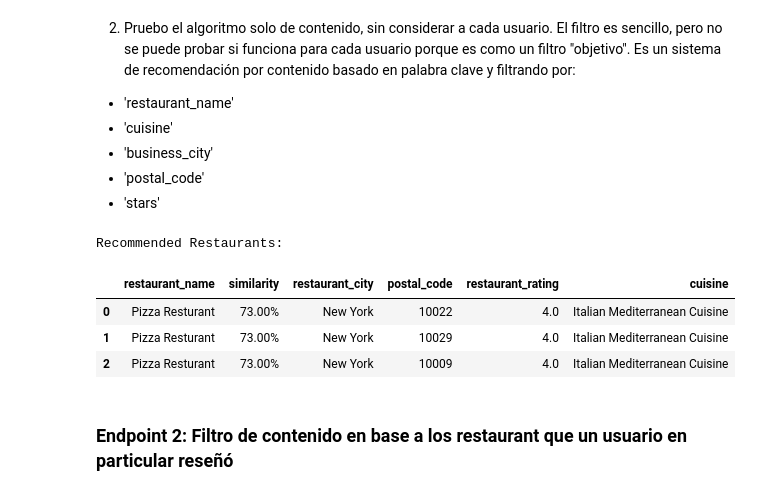
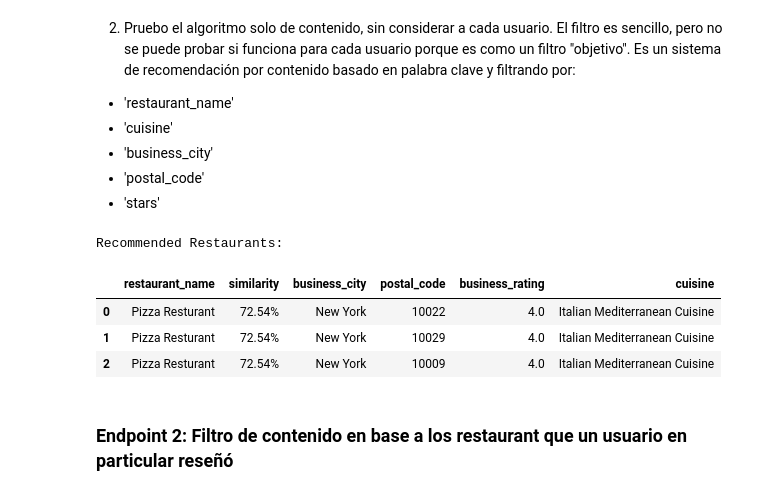
Before and after one commit to JosueMonte/restaurantguru, a Jupyter notebook: SistemaDeRecomendacion/sistema_recomendacion.ipynb, the cells around one changed output. Drawn from its saved outputs; the diff is of its cells as text; code cells hidden in the pictures.

```diff
--- a/SistemaDeRecomendacion/sistema_recomendacion.ipynb
+++ b/SistemaDeRecomendacion/sistema_recomendacion.ipynb
@@ -55,13 +55,13 @@ import matplotlib.pyplot as plt
 # %% [markdown]
 ### 4. Carga y visualización del DataFrame
 # %%
-df_business = pd.read_csv('Anexos/Datos_en_tablas/business.CSV')
-df_business_categories = pd.read_csv('Anexos/Datos_en_tablas/business_categories.CSV')
-df_categories = pd.read_csv('Anexos/Datos_en_tablas/categories.CSV')
-df_cities = pd.read_csv('Anexos/Datos_en_tablas/cities.CSV')
-df_states = pd.read_csv('Anexos/Datos_en_tablas/states.CSV')
-df_users = pd.read_csv('Anexos/Datos_en_tablas/users.CSV')
-df_reviews = pd.read_csv('Anexos/Datos_en_tablas/reviews.CSV', delimiter=';')
+df_business = pd.read_csv('business.CSV')
+df_business_categories = pd.read_csv('business_categories.CSV')
+df_categories = pd.read_csv('categories.CSV')
+df_cities = pd.read_csv('cities.CSV')
+df_states = pd.read_csv('states.CSV')
+df_users = pd.read_csv('users.CSV')
+df_reviews = pd.read_csv('reviews.CSV', delimiter=';')
 # %% [markdown]
 ### 5. Eliminar la columna Unnamed e inspección de valores faltantes
 # %% [markdown]
@@ -854,21 +854,16 @@ Recommended Restaurants:
 vectorizer = TfidfVectorizer(max_df=0.85, min_df=10, stop_words='english')
 
 # Crear una función de recomendación basada en la similitud de coseno con filtros aplicados primero
-def get_recommendations(keyword, city=None, postal_code=None, stars=None, restaurant_name=None, cuisine=None, df=df, vectorizer=vectorizer, svd=None):
+def get_recommendations(keyword, city=None, stars=None, restaurant_name=None, df=df, vectorizer=vectorizer, svd=None):
 
     # Aplicar filtros adicionales primero
     filtered_df = df.copy()
     if city:
         filtered_df = filtered_df[filtered_df['business_city'] == city]
-    if postal_code:
-        filtered_df = filtered_df[filtered_df['postal_code'] == postal_code]
     if stars:
         filtered_df = filtered_df[filtered_df['business_rating'] == stars]
     if restaurant_name:
         filtered_df = filtered_df[filtered_df['restaurant_name'].str.contains(restaurant_name, case=False)]
-    if cuisine:
-        filtered_df = filtered_df[filtered_df['cuisine'].str.contains(cuisine, case=False)]
-
     if filtered_df.empty:
         return pd.DataFrame({'restaurant_name': [], 'similarity': [], 'business_city': [], 'postal_code': [], 'stars': [], 'cuisine': []})
 
@@ -889,41 +884,41 @@ def get_recommendations(keyword, city=None, postal_code=None, stars=None, restau
     # Calcular la similitud de coseno con el conjunto filtrado reducido
     keyword_tfidf = vectorizer.transform([keyword])
     if svd:
         keyword_tfidf = svd.transform(keyword_tfidf)
 
     keyword_sim = cosine_similarity(keyword_tfidf, tfidf_matrix_filtered)
     sim_scores = list(enumerate(keyword_sim[0]))
     sim_scores = sorted(sim_scores, key=lambda x: x[1], reverse=True)
     umbral_similitud = 0.1  # Ajustar este valor según sea necesario
     filtered_scores = [score for score in sim_scores if score[1] > umbral_similitud]
 
     # Seleccionar los 3 mejores resultados únicos
     top_indices = [i[0] for i in filtered_scores[:3]]
     scores = [i[1] for i in filtered_scores[:3]]
     similarity_percentages = [score * 100 for score in scores]  # Convertir a porcentajes
     similarity_formatted = ["{:.2f}%".format(score) for score in similarity_percentages]  # Formatear como porcentajes
 
     recommendations = pd.DataFrame({
         'restaurant_name': filtered_df['restaurant_name'].iloc[top_indices].values,
         'similarity': similarity_formatted,
-        'restaurant_city': filtered_df['business_city'].iloc[top_indices].values,
+        'business_city': filtered_df['business_city'].iloc[top_indices].values,
         'postal_code': filtered_df['postal_code'].iloc[top_indices].values,
-        'restaurant_rating': filtered_df['business_rating'].iloc[top_indices].values,
+        'business_rating': filtered_df['business_rating'].iloc[top_indices].values,
         'cuisine': filtered_df['cuisine'].iloc[top_indices].values,
     })
 
     return recommendations
 
-# Ejemplo de uso: Obtener recomendaciones para la palabra clave (ejemplo: pizza) y filtros varios:
-recommended = get_recommendations('Pizza', city='New York', stars=4, svd=TruncatedSVD(n_components=100))
+# Obtener recomendaciones según palabra clave, city y stars:
+recommended = get_recommendations('pizza', city='New York', stars=4, svd=TruncatedSVD(n_components=100))
 print("Recommended Restaurants:")
 recommended
 # %% [output]
 Recommended Restaurants:
-|  | restaurant_name | similarity | restaurant_city | postal_code | restaurant_rating | cuisine |
-| 0 | Pizza Resturant | 73.00% | New York | 10022 | 4.0 | Italian Mediterranean Cuisine |
-| 1 | Pizza Resturant | 73.00% | New York | 10029 | 4.0 | Italian Mediterranean Cuisine |
-| 2 | Pizza Resturant | 73.00% | New York | 10009 | 4.0 | Italian Mediterranean Cuisine |
+|  | restaurant_name | similarity | business_city | postal_code | business_rating | cuisine |
+| 0 | Pizza Resturant | 72.54% | New York | 10022 | 4.0 | Italian Mediterranean Cuisine |
+| 1 | Pizza Resturant | 72.54% | New York | 10029 | 4.0 | Italian Mediterranean Cuisine |
+| 2 | Pizza Resturant | 72.54% | New York | 10009 | 4.0 | Italian Mediterranean Cuisine |
 # %% [markdown]
 ### Endpoint 2: Filtro de contenido en base a los restaurant que un usuario en particular reseñó
 # %% [markdown]
```
Also changed, not shown: parts of 5 cells of this notebook, 1 other file.
